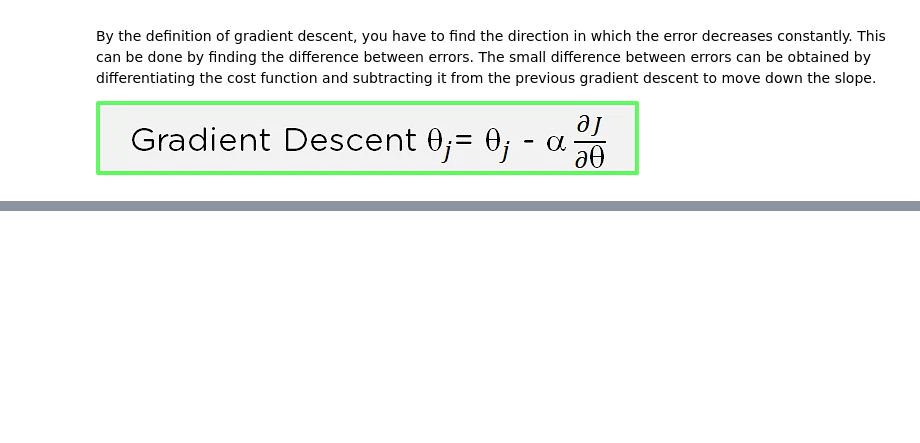
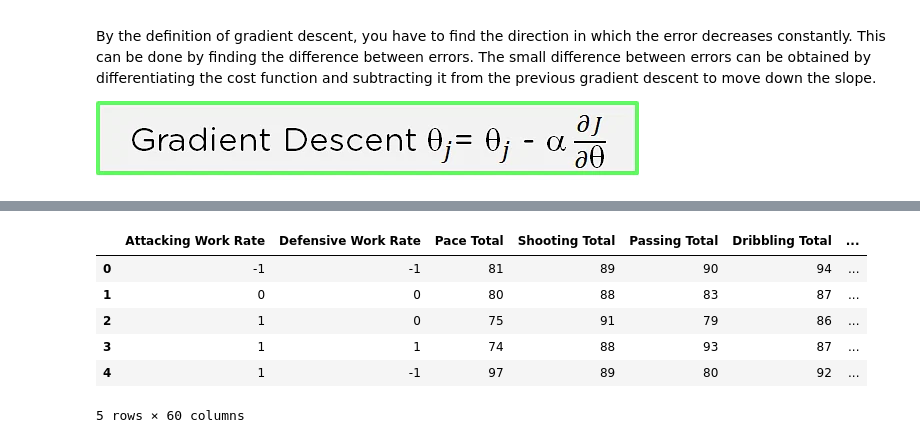
Before and after one commit to vishalgattani/machine-learning, a Jupyter notebook: fifa-23-linear-regression.ipynb, the cells around one changed output, grey strips where cells are left out. Cells and saved outputs as stored; diff of their text form; code cells hidden in the pictures; blank space fills up the shorter version.

```diff
--- a/fifa-23-linear-regression.ipynb
+++ b/fifa-23-linear-regression.ipynb
@@ -223,0 +141,18 @@ The numerical variables are : ['Pace Total', 'Shooting Total', 'Passing Total',
+# %%
+
+mapping = {'Low': -1, 'Medium': 0, 'High': 1}
+df = df.replace({'Attacking Work Rate': mapping,'Defensive Work Rate': mapping })
+
+# # label encoder for categorical columns
+# le = LabelEncoder()
+# df[categorical] = df[categorical].apply(lambda col: le.fit_transform(col))
+
+display(df.head())
+# %% [output]
+|  | Attacking Work Rate | Defensive Work Rate | Pace Total | Shooting Total | Passing Total | Dribbling Total | ... |
+| 0 | -1 | -1 | 81 | 89 | 90 | 94 | ... |
+| 1 | 0 | 0 | 80 | 88 | 83 | 87 | ... |
+| 2 | 1 | 0 | 75 | 91 | 79 | 86 | ... |
+| 3 | 1 | 1 | 74 | 88 | 93 | 87 | ... |
+| 4 | 1 | -1 | 97 | 89 | 80 | 92 | ... |
+5 rows × 60 columns
```
Also changed, not shown: parts of 4 cells of this notebook, 4 other files.
